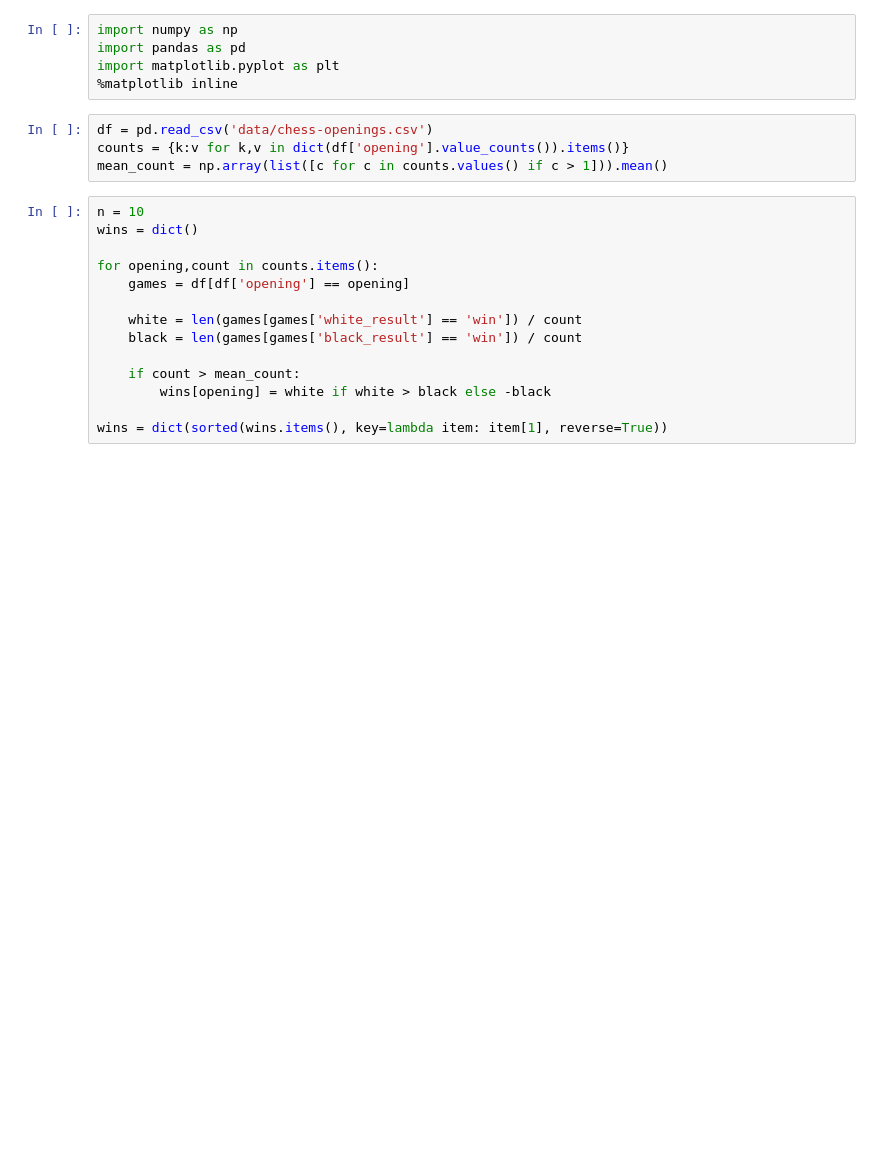
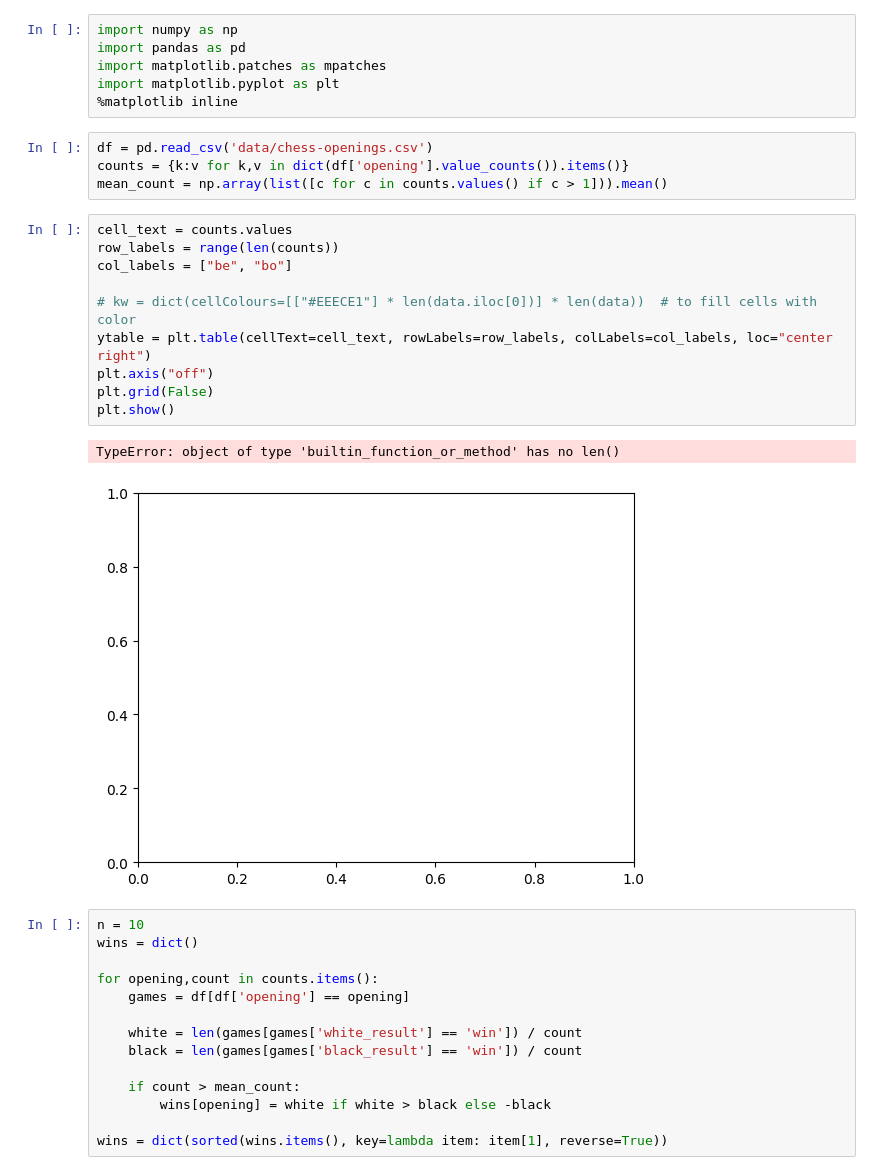
Before and after one commit to Torbet/Chess-DS, a Jupyter notebook: Openings.ipynb, the cells around one changed output. Drawn from its saved outputs; the diff is of its cells as text; blank space fills up the shorter version.

```diff
--- a/Openings.ipynb
+++ b/Openings.ipynb
@@ -1,12 +1,26 @@
 # %%
 import numpy as np
 import pandas as pd
+import matplotlib.patches as mpatches
 import matplotlib.pyplot as plt
 %matplotlib inline
 # %%
 df = pd.read_csv('data/chess-openings.csv')
 counts = {k:v for k,v in dict(df['opening'].value_counts()).items()}
 mean_count = np.array(list([c for c in counts.values() if c > 1])).mean()
+# %%
+cell_text = counts.values
+row_labels = range(len(counts))
+col_labels = ["be", "bo"]
+
+# kw = dict(cellColours=[["#EEECE1"] * len(data.iloc[0])] * len(data))  # to fill cells with color
+ytable = plt.table(cellText=cell_text, rowLabels=row_labels, colLabels=col_labels, loc="center right")
+plt.axis("off")
+plt.grid(False)
+plt.show()
+# %% [output]
+TypeError: object of type 'builtin_function_or_method' has no len()
+[figure, added]
 # %%
 n = 10
 wins = dict()
```
Also changed, not shown: parts of 4 cells of this notebook.
